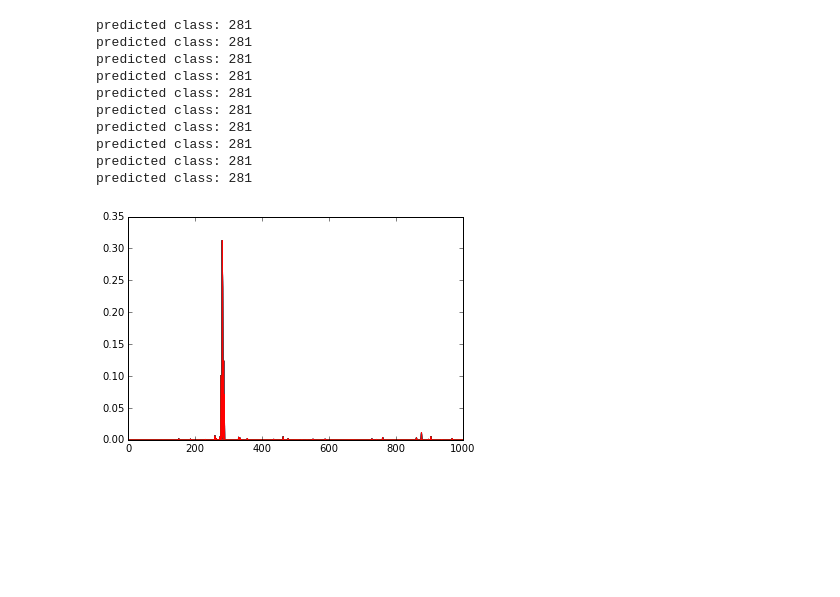
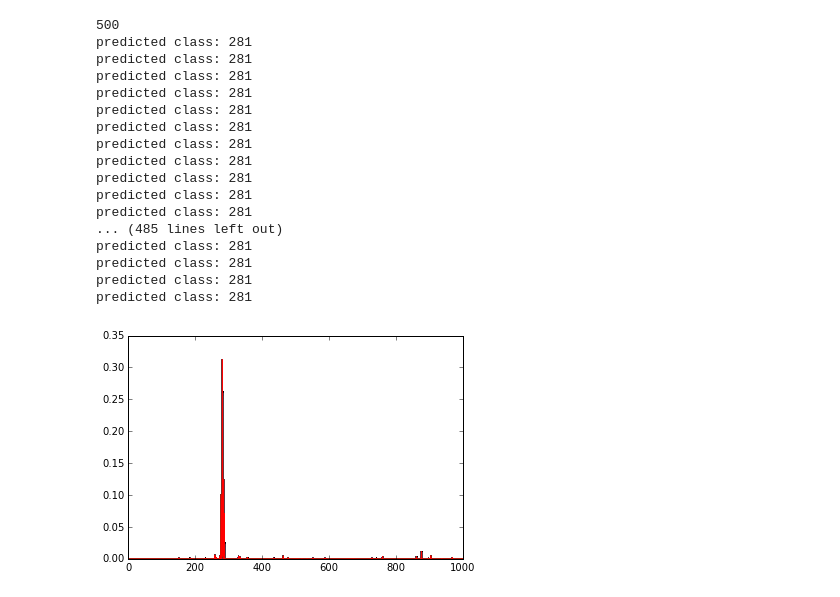
Before and after one commit to philm5/caffe, a Jupyter notebook: examples/test_gpu_fft.ipynb, the cells around one changed output. Drawn from its saved outputs; the diff is of its cells as text; code cells hidden in the pictures; blank space fills up the shorter version.

```diff
--- a/examples/test_gpu_fft.ipynb
+++ b/examples/test_gpu_fft.ipynb
@@ -21,7 +21,7 @@ if not os.path.isfile(PRETRAINED):
     print("Downloading pre-trained CaffeNet model...")
     !../scripts/download_model_binary.py ../models/bvlc_reference_caffenet
 
-caffe.set_mode_cpu()
+caffe.set_mode_gpu()
 net = caffe.Classifier(MODEL_FILE_FFT, PRETRAINED,
                        mean=np.load(caffe_root + 'python/caffe/imagenet/ilsvrc_2012_mean.npy').mean(1).mean(1),
                        channel_swap=(2,1,0),
@@ -30,4 +30,6 @@ net = caffe.Classifier(MODEL_FILE_FFT, PRETRAINED,
 # %%
 input_image = caffe.io.load_image(IMAGE_FILE)
 plt.imshow(input_image)
+batch_size = 500
+predict_arr = [input_image] * 500
 # %% [output]
@@ -51,19 +52,30 @@ predicted class: 281
 # %%
-prebatch = net.predict([input_image, input_image, input_image, input_image, input_image, input_image, input_image, input_image, input_image, input_image], oversample=False)
+
+
+print len(predict_arr)
+
+prebatch = net.predict(predict_arr, oversample=False)
 for p in prebatch:
     plt.plot(p)
     print 'predicted class:', p.argmax()
 # %% [output]
+500
 predicted class: 281
 predicted class: 281
 predicted class: 281
 predicted class: 281
 predicted class: 281
 predicted class: 281
 predicted class: 281
 predicted class: 281
 predicted class: 281
 predicted class: 281
+predicted class: 281
+... (485 lines left out)
+predicted class: 281
+predicted class: 281
+predicted class: 281
+predicted class: 281
-[figure, old version]
+[figure, new version]
 # %%
 net = None
```
Also changed, not shown: parts of 3 cells of this notebook, 5 other files.
